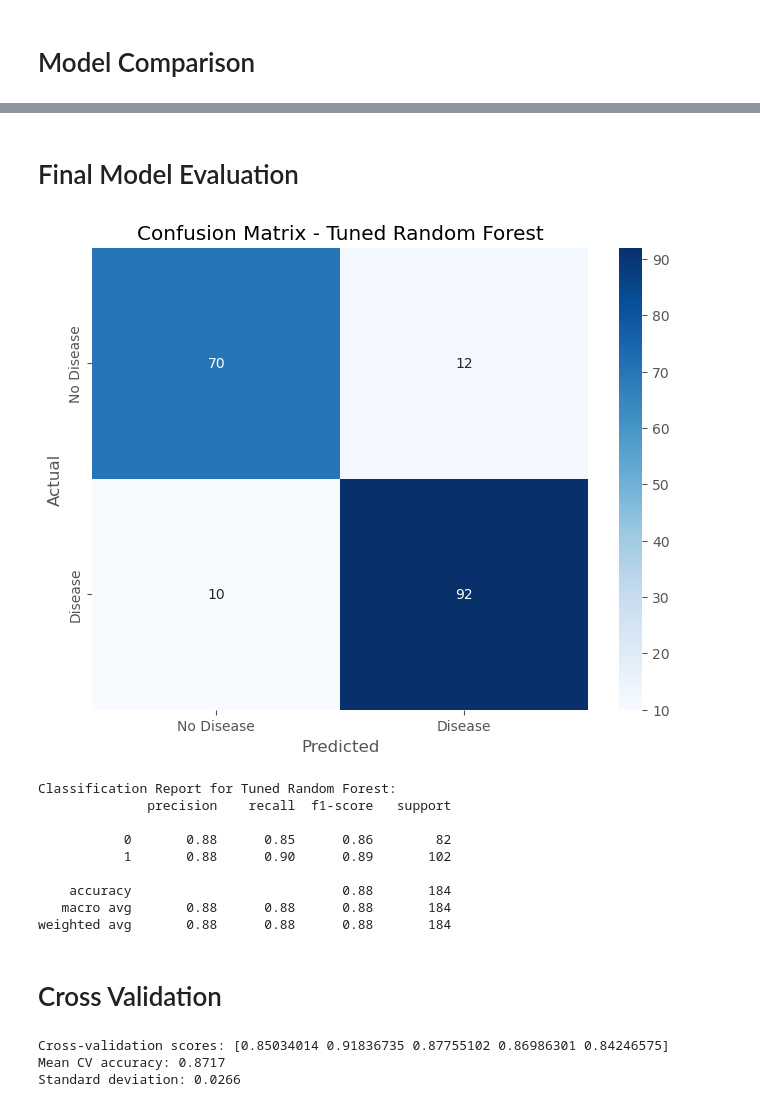
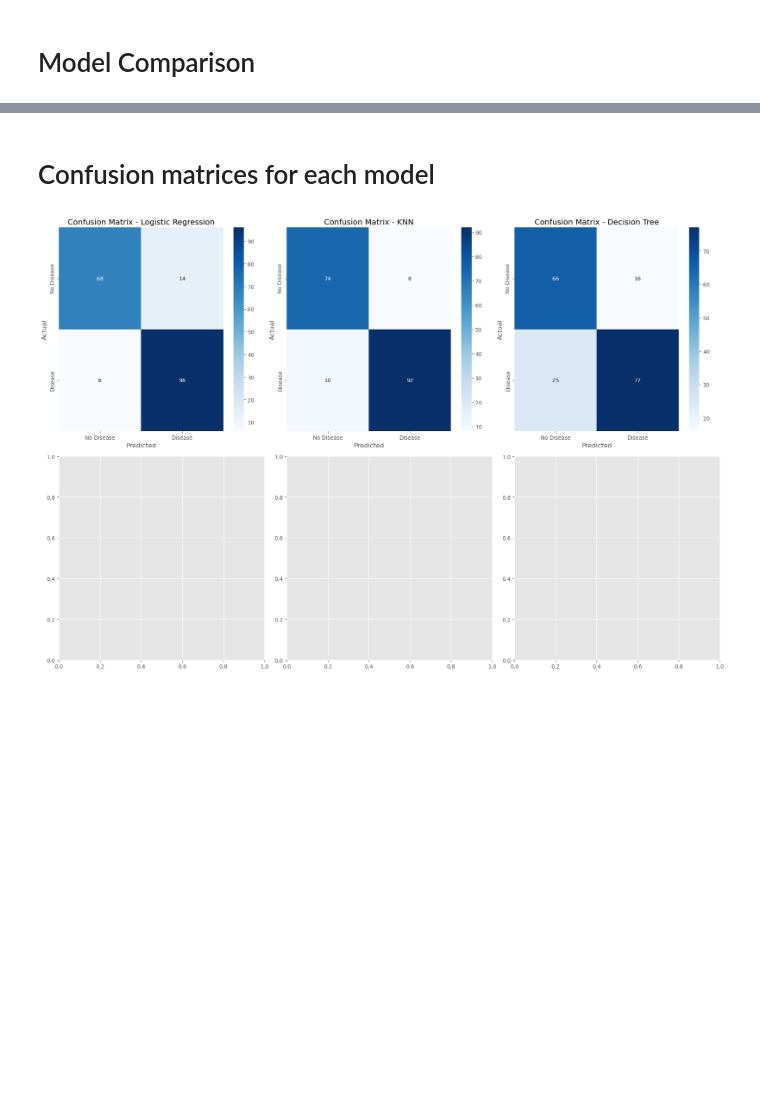
Before and after one commit to HongxuTeoh/AI_Assignment, a Jupyter notebook: wong.ipynb, the cells around one changed output, grey strips where cells are left out. Cells and saved outputs as stored; diff of their text form; code cells hidden in the pictures; blank space fills up the shorter version.

```diff
--- a/wong.ipynb
+++ b/wong.ipynb
@@ -638,42 +545,23 @@ plt.show()
-# %% [markdown]
-# Final Model Evaluation
-# %%
-# Confusion matrix for the best model
-cm = confusion_matrix(y_test, y_pred_best_rf)
-plt.figure(figsize=(8, 6))
-sns.heatmap(cm, annot=True, fmt='d', cmap='Blues',
-            xticklabels=['No Disease', 'Disease'],
-            yticklabels=['No Disease', 'Disease'])
-plt.ylabel('Actual')
-plt.xlabel('Predicted')
-plt.title('Confusion Matrix - Tuned Random Forest')
-plt.show()
-# %% [output]
-[figure, removed]
-# %%
-# Classification report for the best model
-print("Classification Report for Tuned Random Forest:")
-print(classification_report(y_test, y_pred_best_rf))
-# %% [output]
-Classification Report for Tuned Random Forest:
-              precision    recall  f1-score   support
-
-           0       0.88      0.85      0.86        82
-           1       0.88      0.90      0.89       102
-
-    accuracy                           0.88       184
-   macro avg       0.88      0.88      0.88       184
-weighted avg       0.88      0.88      0.88       184
-# %% [markdown]
-# Cross Validation
-# %%
-# Perform cross-validation on the best model
-cv_scores = cross_val_score(best_rf, X_train_scaled, y_train, cv=5, scoring='accuracy')
-
-print("Cross-validation scores:", cv_scores)
-print("Mean CV accuracy: {:.4f}".format(cv_scores.mean()))
-print("Standard deviation: {:.4f}".format(cv_scores.std()))
-# %% [output]
-Cross-validation scores: [0.85034014 0.91836735 0.87755102 0.86986301 0.84246575]
-Mean CV accuracy: 0.8717
-Standard deviation: 0.0266
+# %% [markdown]
+# Confusion matrices for each model
+# %%
+fig, axes = plt.subplots(2, 3, figsize=(18, 12))
+models = [('Logistic Regression', y_pred_lr),
+          ('KNN', y_pred_knn),
+          ('Decision Tree', y_pred_dt)]
+
+for i, (name, y_pred) in enumerate(models):
+    row, col = i // 3, i % 3
+    cm = confusion_matrix(y_test, y_pred)
+    sns.heatmap(cm, annot=True, fmt='d', cmap='Blues',
+                xticklabels=['No Disease', 'Disease'],
+                yticklabels=['No Disease', 'Disease'],
+                ax=axes[row, col])
+    axes[row, col].set_title(f'Confusion Matrix - {name}')
+    axes[row, col].set_ylabel('Actual')
+    axes[row, col].set_xlabel('Predicted')
+
+plt.tight_layout()
+plt.show()
+# %% [output]
+[figure, added]
```
Also changed, not shown: parts of 18 cells of this notebook.
